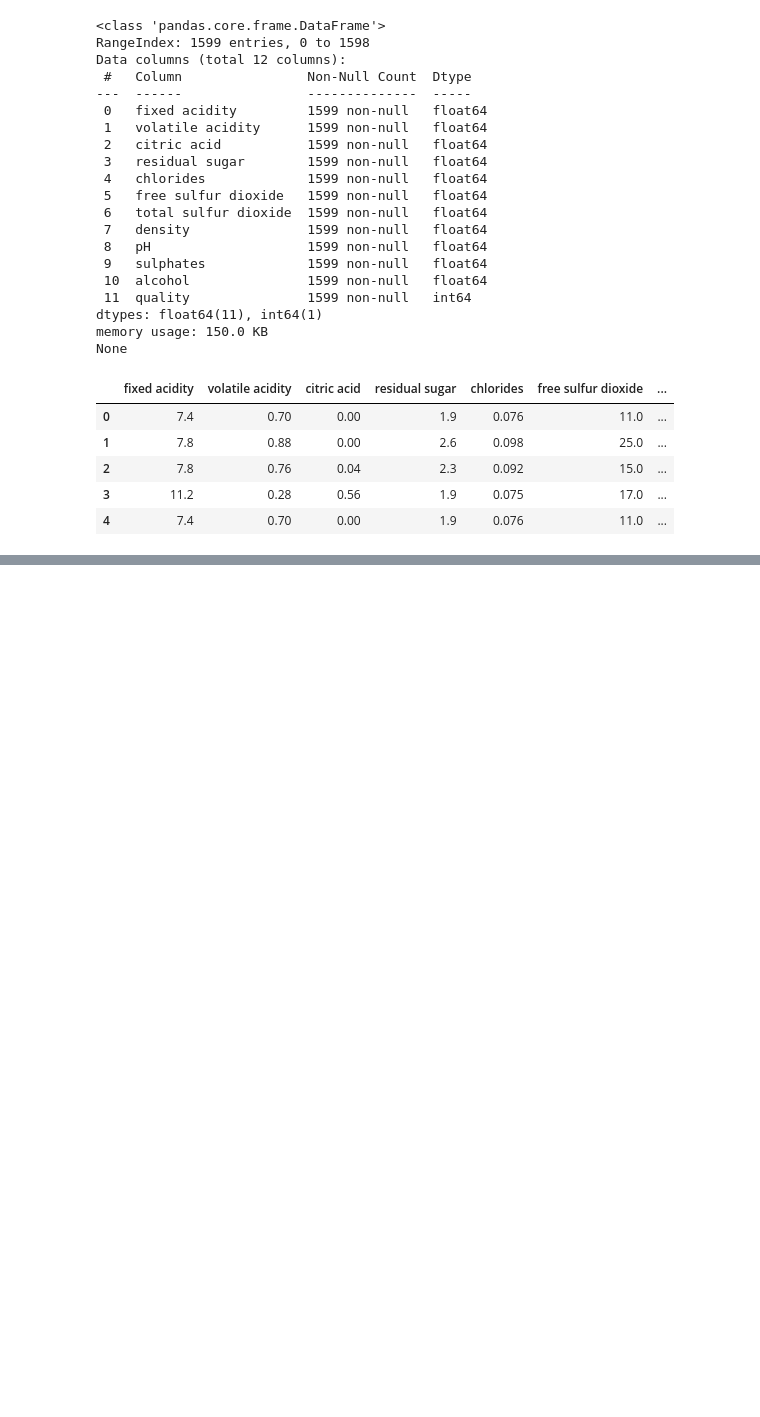
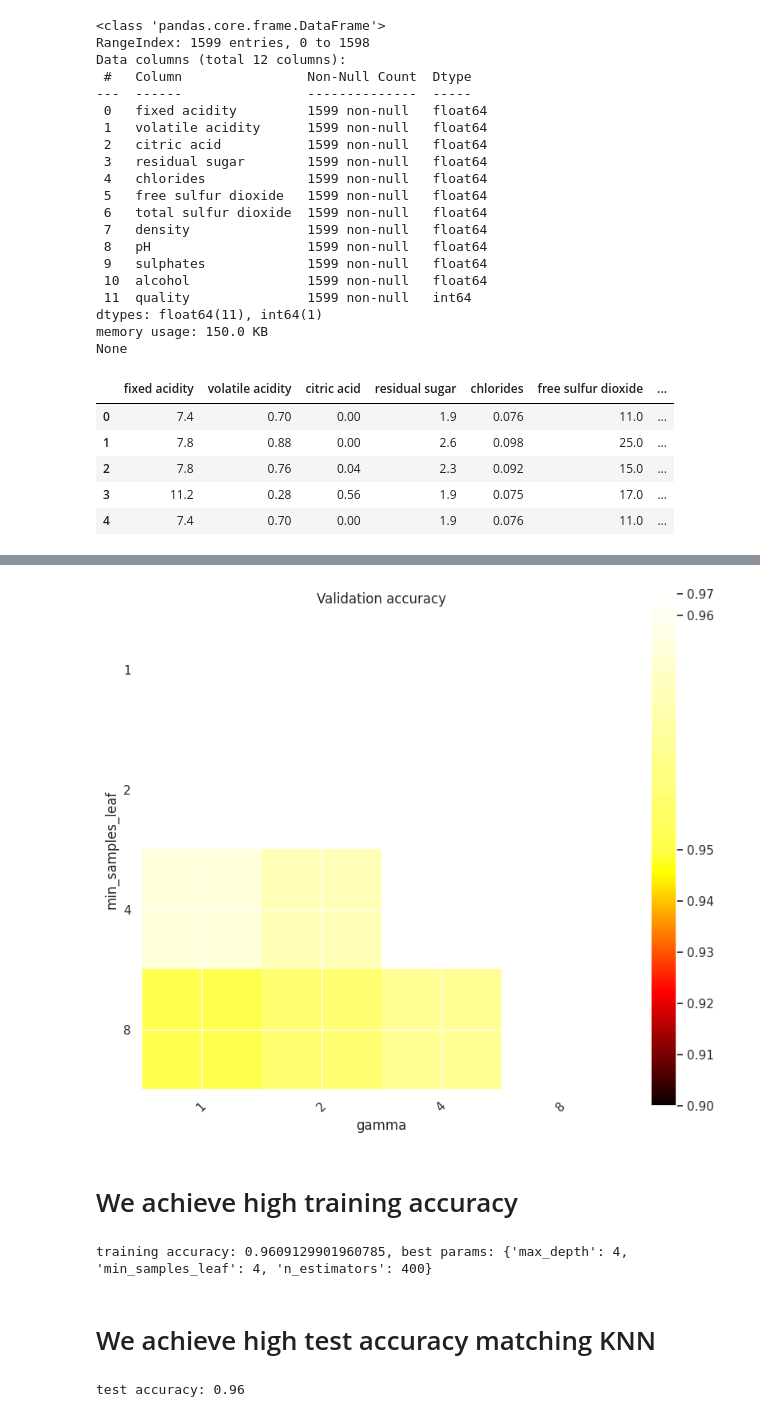
Before and after one commit to enkhtur143282/supervised_learning_final, a Jupyter notebook: project.ipynb, the cells around one changed output, grey strips where cells are left out. Saved outputs shown, nothing was run; the diff lists cells and outputs as text; code cells hidden in the pictures; blank space fills up the shorter version.

```diff
--- a/project.ipynb
+++ b/project.ipynb
@@ -105,2 +173,4 @@ X, y = df.drop('quality', axis=1).values, df['quality'].values
 # %%
-X_train, X_test, y_train, y_test = train_test_split(X, y, test_size=0.2, random_state=42)
+X_train, X_test, y_train, y_test = train_test_split(X, y, test_size=0.2)
+y_train_classification = y_train >= 5
+y_test_classfication = y_test >= 5
@@ -157,0 +217,68 @@ Linear Regression R^2: 0.30
+# %%
+from sklearn.model_selection import cross_val_score, GridSearchCV
+from sklearn.ensemble import RandomForestClassifier
+from matplotlib.colors import Normalize
+
+class MidpointNormalize(Normalize):
+
+    def __init__(self, vmin=None, vmax=None, midpoint=None, clip=False):
+        self.midpoint = midpoint
+        Normalize.__init__(self, vmin, vmax, clip)
+
+    def __call__(self, value, clip=None):
+        x, y = [self.vmin, self.midpoint, self.vmax], [0, 0.5, 1]
+        return np.ma.masked_array(np.interp(value, x, y))
+
+
+def plotSearchGrid(grid):
+
+    scores = [x for x in grid.cv_results_["mean_test_score"]]
+    scores = np.array(scores).reshape(len(grid.param_grid["max_depth"]), len(grid.param_grid["min_samples_leaf"]))
+
+    plt.figure(figsize=(10, 8))
+    plt.subplots_adjust(left=.2, right=0.95, bottom=0.15, top=0.95)
+    plt.imshow(scores, interpolation='nearest', cmap=plt.cm.hot,
+               norm=MidpointNormalize(vmin=0.9, midpoint=0.95))
+    plt.xlabel('gamma')
+    plt.ylabel('min_samples_leaf')
+    plt.colorbar()
+    plt.xticks(np.arange(len(grid.param_grid["min_samples_leaf"])), grid.param_grid["min_samples_leaf"], rotation=45)
+    plt.yticks(np.arange(len(grid.param_grid["max_depth"])), grid.param_grid["max_depth"])
+    plt.title('Validation accuracy')
+    plt.show()
+
+grid=None # ToDo: replace it to proper GridSearchCV object and run the grid search with cross validation
+
+# your code here
+paramGrid = {
+    'max_depth': [ 2 ** i  for i in range(0, 4)],
+    'min_samples_leaf': [2 ** i  for i in range(0, 4)],
+    'n_estimators': [400],
+}
+
+# Initialize the model
+rf = RandomForestClassifier()
+
+# Setup GridSearchCV
+grid = GridSearchCV(rf, paramGrid, scoring='accuracy')
+
+# Fit GridSearchCV
+grid.fit(X_train, y_train_classification)
+
+plotSearchGrid(grid)
+# %% [output]
+[figure, added]
+# %% [markdown]
+# We achieve high training accuracy
+# %%
+print(f"training accuracy: {grid.best_score_}, best params: {grid.best_params_}")
+# %% [output]
+training accuracy: 0.9609129901960785, best params: {'max_depth': 4, 'min_samples_leaf': 4, 'n_estimators': 400}
+# %% [markdown]
+# We achieve high test accuracy matching KNN
+# %%
+y_pred_svm = grid.best_estimator_.predict(X_test)
+acc = accuracy_score(y_test_classfication, y_pred_svm)
+print(f"test accuracy: {acc:.2f}")
+# %% [output]
+test accuracy: 0.96
```
Also changed, not shown: parts of 18 cells of this notebook.
